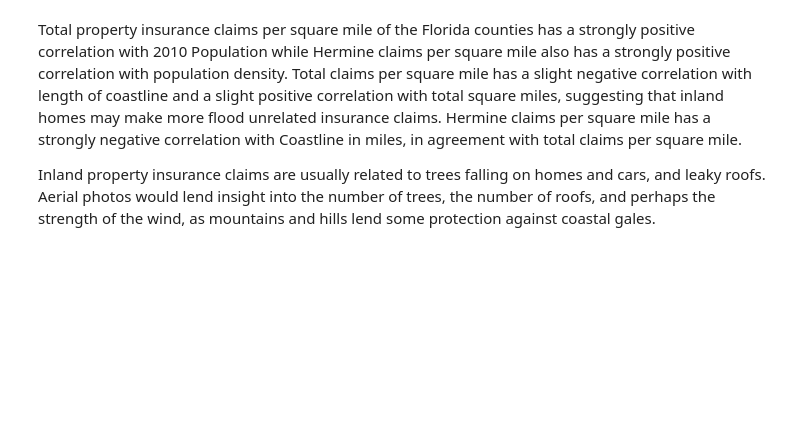
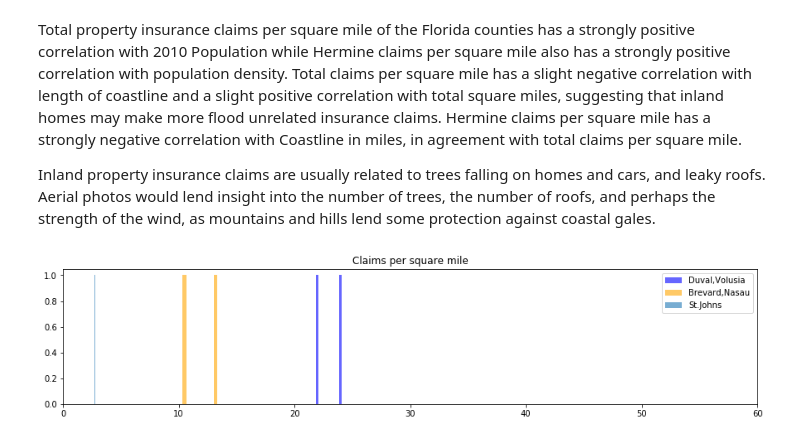
Before and after one commit to maymag/ds_projects, a Jupyter notebook: FL.ipynb, the cells around one changed output. Saved outputs shown, nothing was run; the diff lists cells and outputs as text; code cells hidden in the pictures; blank space fills up the shorter version.

```diff
--- a/FL.ipynb
+++ b/FL.ipynb
@@ -52,3 +56,21 @@ Hermine claims per square mile has a strongly negative correlation with Coastlin
 
 Inland property insurance claims are usually related to trees falling on homes and cars, and leaky roofs.
 Aerial photos would lend insight into the number of trees, the number of roofs, and perhaps the strength of the wind, as mountains and hills lend some protection against coastal gales.
+# %%
+
+FLhi = FL[FL['County'].isin(['Duval','Volusia'])]
+FLlo = FL[FL['County'].isin(['Brevard','Nassau'])]
+FLlowest = FL[FL['County'].isin(['St. Johns'])]
+# %%
+a4_dims =(15, 3)
+fig, ax = plt.subplots(figsize=a4_dims)
+plt.hist(x=FLhi['T_claims/sq_mi'], label = 'Duval,Volusia', alpha = .6, color = 'blue')
+plt.hist(x=FLlo['T_claims/sq_mi'], label = 'Brevard,Nasau', alpha = .6, color = 'orange')
+plt.hist(x=FLlowest['T_claims/sq_mi'], label = 'St.Johns', alpha = .6)
+
+plt.title('Claims per square mile')
+plt.xlim(0,60)
+plt.legend(loc='upper right')
+plt.show()
+# %% [output]
+[figure, added]
```
Also changed, not shown: parts of 3 cells of this notebook.
